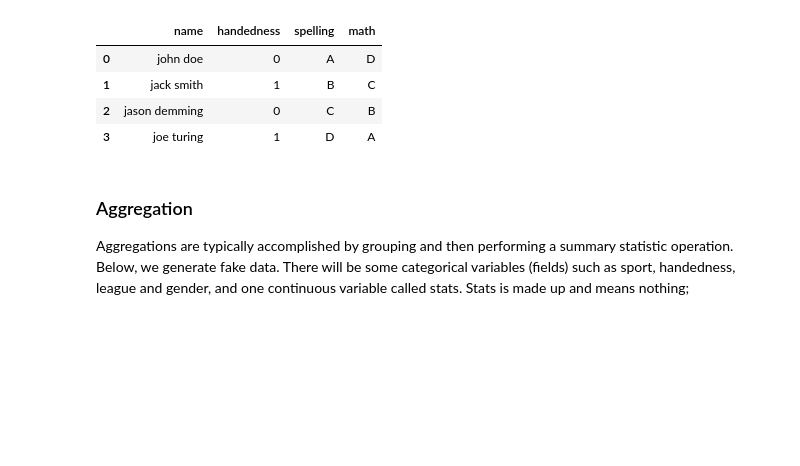
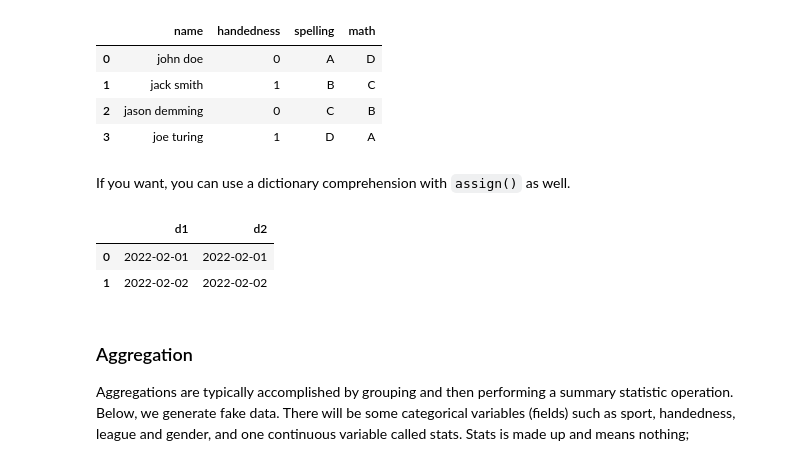
Before and after one commit to oneoffcoder/books, a Jupyter notebook: sphinx/scikit-intro/source/pandas.ipynb, the cells around one changed output. Cells and saved outputs as stored; diff of their text form; code cells hidden in the pictures; blank space fills up the shorter version.

```diff
--- a/sphinx/scikit-intro/source/pandas.ipynb
+++ b/sphinx/scikit-intro/source/pandas.ipynb
@@ -1003,6 +1047,17 @@ pd.DataFrame({
 | 1 | jack smith | 1 | B | C |
 | 2 | jason demming | 0 | C | B |
 | 3 | joe turing | 1 | D | A |
+# %% [markdown]
+If you want, you can use a dictionary comprehension with `assign()` as well.
+# %%
+pd.DataFrame({
+    'd1': ['2022-01-01', '2022-01-02'],
+    'd2': ['2022-02-01', '2022-02-02']
+}).assign(**{c: lambda d: pd.to_datetime(d[c]) for c in ['d1', 'd2']})
+# %% [output]
+|  | d1 | d2 |
+| 0 | 2022-02-01 | 2022-02-01 |
+| 1 | 2022-02-02 | 2022-02-02 |
 # %% [markdown]
 ### Aggregation
 
```
Also changed, not shown: parts of 25 cells of this notebook, 2 other files.
